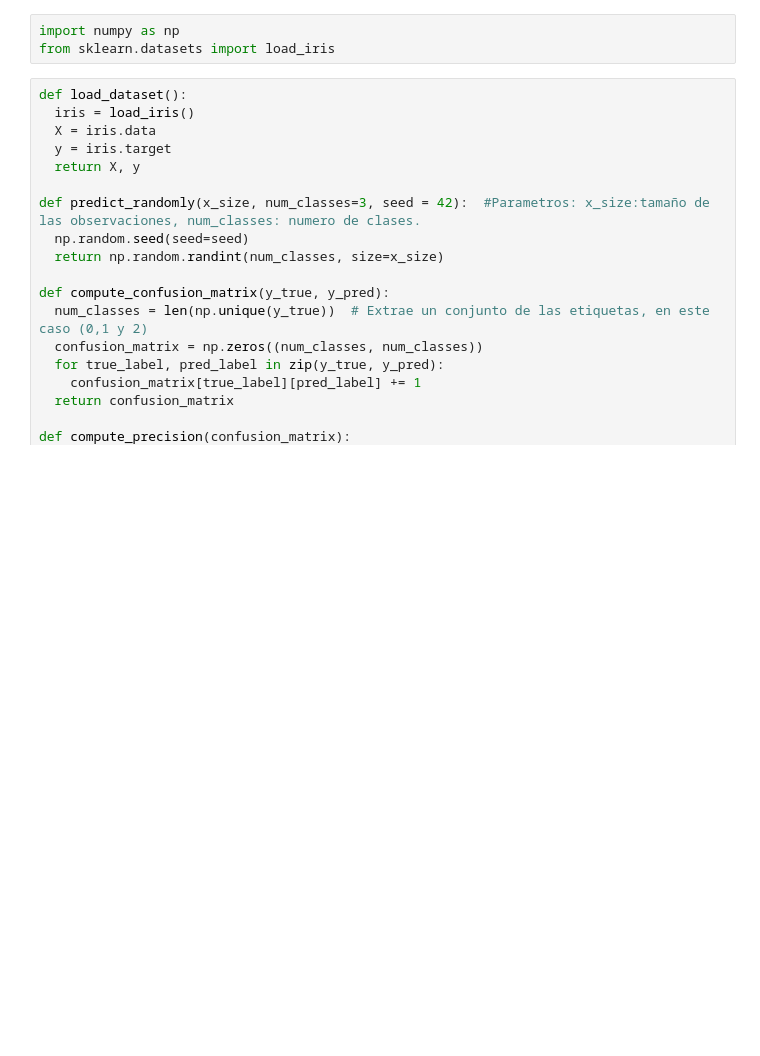
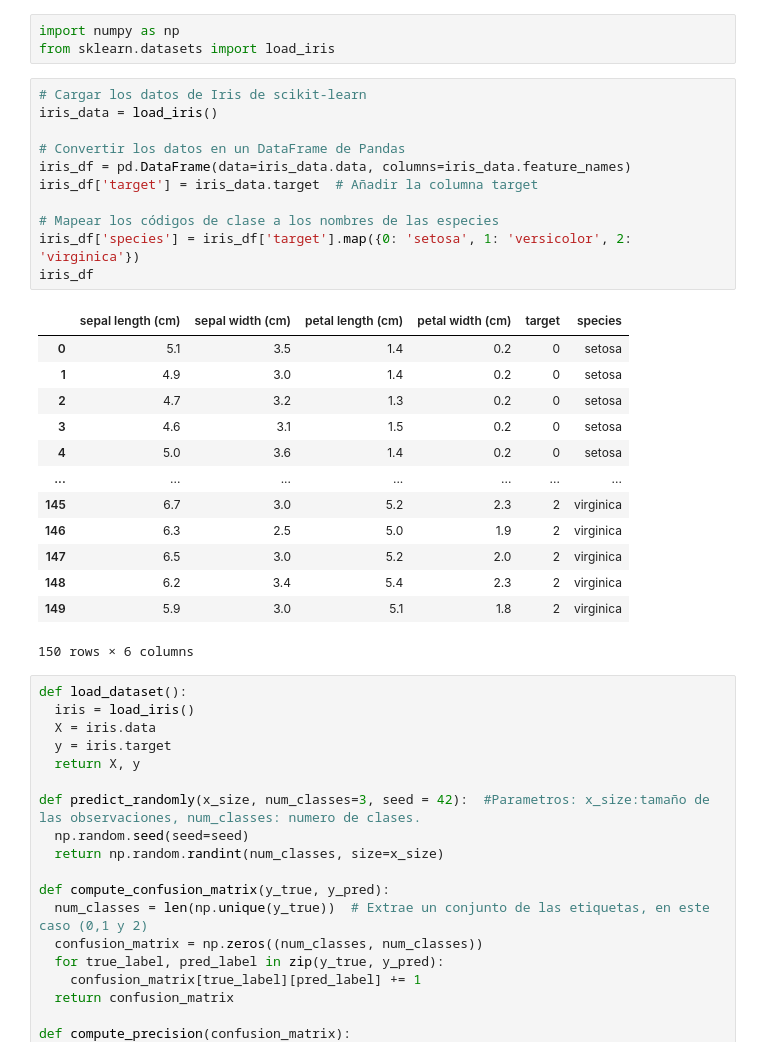
Before and after one commit to MatiasKige/Data-Science-FIFA, a Jupyter notebook: Curso Machine Learning/Colab.ipynb, the cells around one changed output. Saved outputs shown, nothing was run; the diff lists cells and outputs as text; blank space fills up the shorter version.

Commit message:
Machine Learning clase 11

```diff
--- a/Curso Machine Learning/Colab.ipynb
+++ b/Curso Machine Learning/Colab.ipynb
@@ -519,6 +521,31 @@ Esta metrica viene acompañada por el AUC, area bajo la curva, que nos dice si e
 # %%
 import numpy as np
 from sklearn.datasets import load_iris
+# %%
+# Cargar los datos de Iris de scikit-learn
+iris_data = load_iris()
+
+# Convertir los datos en un DataFrame de Pandas
+iris_df = pd.DataFrame(data=iris_data.data, columns=iris_data.feature_names)
+iris_df['target'] = iris_data.target  # Añadir la columna target
+
+# Mapear los códigos de clase a los nombres de las especies
+iris_df['species'] = iris_df['target'].map({0: 'setosa', 1: 'versicolor', 2: 'virginica'})
+iris_df
+# %% [output]
+|  | sepal length (cm) | sepal width (cm) | petal length (cm) | petal width (cm) | target | species |
+| 0 | 5.1 | 3.5 | 1.4 | 0.2 | 0 | setosa |
+| 1 | 4.9 | 3.0 | 1.4 | 0.2 | 0 | setosa |
+| 2 | 4.7 | 3.2 | 1.3 | 0.2 | 0 | setosa |
+| 3 | 4.6 | 3.1 | 1.5 | 0.2 | 0 | setosa |
+| 4 | 5.0 | 3.6 | 1.4 | 0.2 | 0 | setosa |
+| ... | ... | ... | ... | ... | ... | ... |
+| 145 | 6.7 | 3.0 | 5.2 | 2.3 | 2 | virginica |
+| 146 | 6.3 | 2.5 | 5.0 | 1.9 | 2 | virginica |
+| 147 | 6.5 | 3.0 | 5.2 | 2.0 | 2 | virginica |
+| 148 | 6.2 | 3.4 | 5.4 | 2.3 | 2 | virginica |
+| 149 | 5.9 | 3.0 | 5.1 | 1.8 | 2 | virginica |
+150 rows × 6 columns
 # %%
 def load_dataset():
   iris = load_iris()
```
Also changed, not shown: parts of 13 cells of this notebook.
